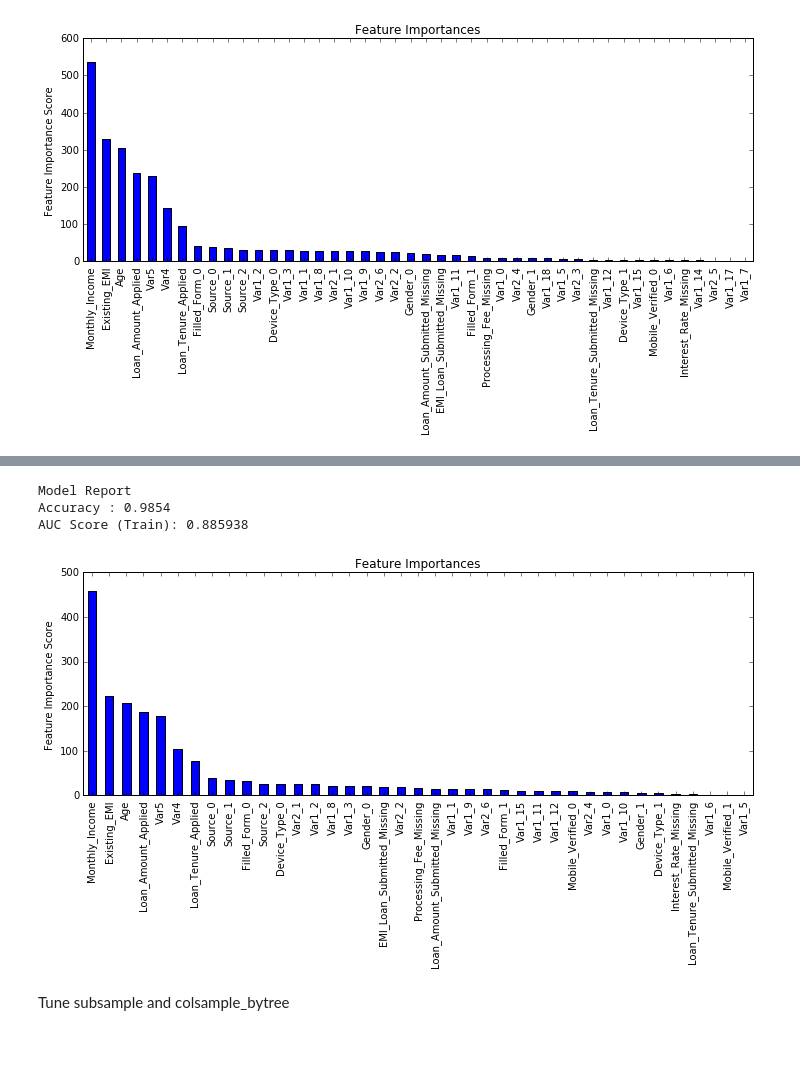
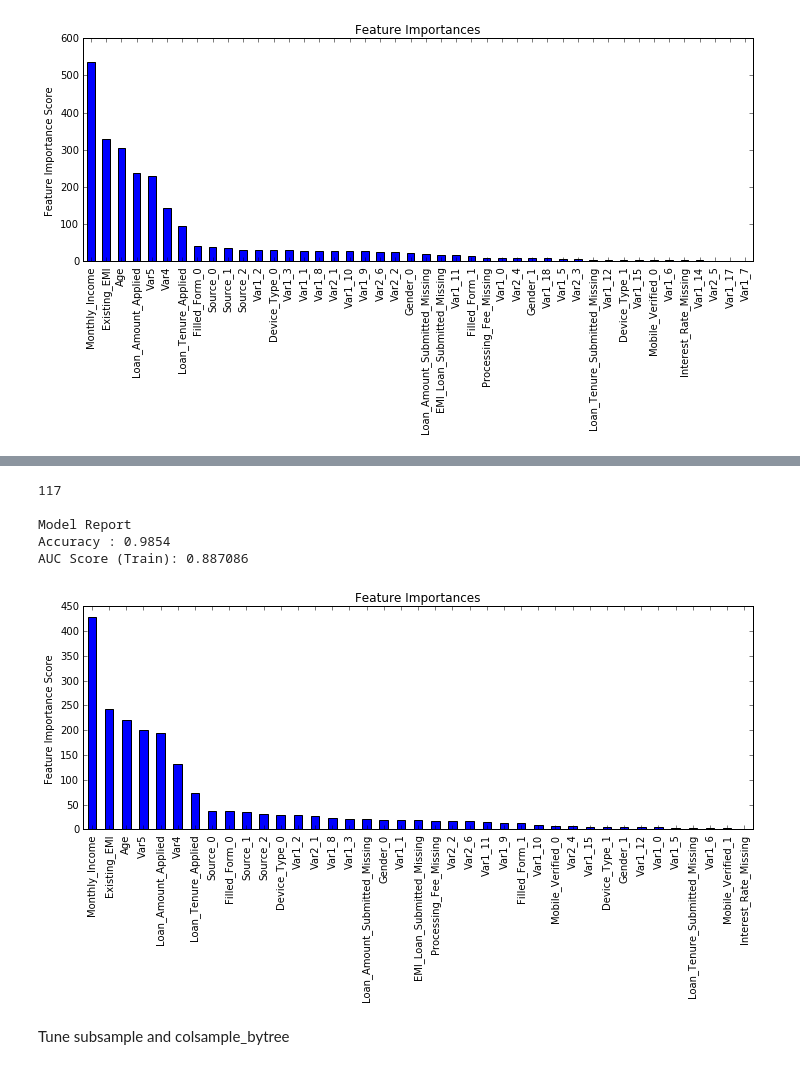
Before and after one commit to Honlan/fullstack-data-engineer, a Jupyter notebook: data/Parameter_Tuning_XGBoost_with_Example/XGBoost models.ipynb, the cells around one changed output, grey strips where cells are left out. Cells and saved outputs as stored; diff of their text form; code cells hidden in the pictures.

```diff
--- a/data/Parameter_Tuning_XGBoost_with_Example/XGBoost models.ipynb
+++ b/data/Parameter_Tuning_XGBoost_with_Example/XGBoost models.ipynb
@@ -250,23 +250,25 @@ gsearch3.grid_scores_, gsearch3.best_params_, gsearch3.best_score_
 # %%
 predictors = [x for x in train.columns if x not in [target, IDcol]]
 xgb2 = XGBClassifier(
         learning_rate =0.1,
         n_estimators=1000,
-        max_depth=4,
-        min_child_weight=6,
+        max_depth=5,
+        min_child_weight=5,
         gamma=0,
         subsample=0.8,
         colsample_bytree=0.8,
         objective= 'binary:logistic',
         nthread=4,
         scale_pos_weight=1,
         seed=27)
 modelfit(xgb2, train, test, predictors)
 # %% [output]
+117
+
 Model Report
 Accuracy : 0.9854
-AUC Score (Train): 0.885938
+AUC Score (Train): 0.887086
-[figure, old version]
+[figure, new version]
 # %% [markdown]
 Tune subsample and colsample_bytree
 # %%
```
Also changed, not shown: parts of 18 cells of this notebook, 1 other file.
